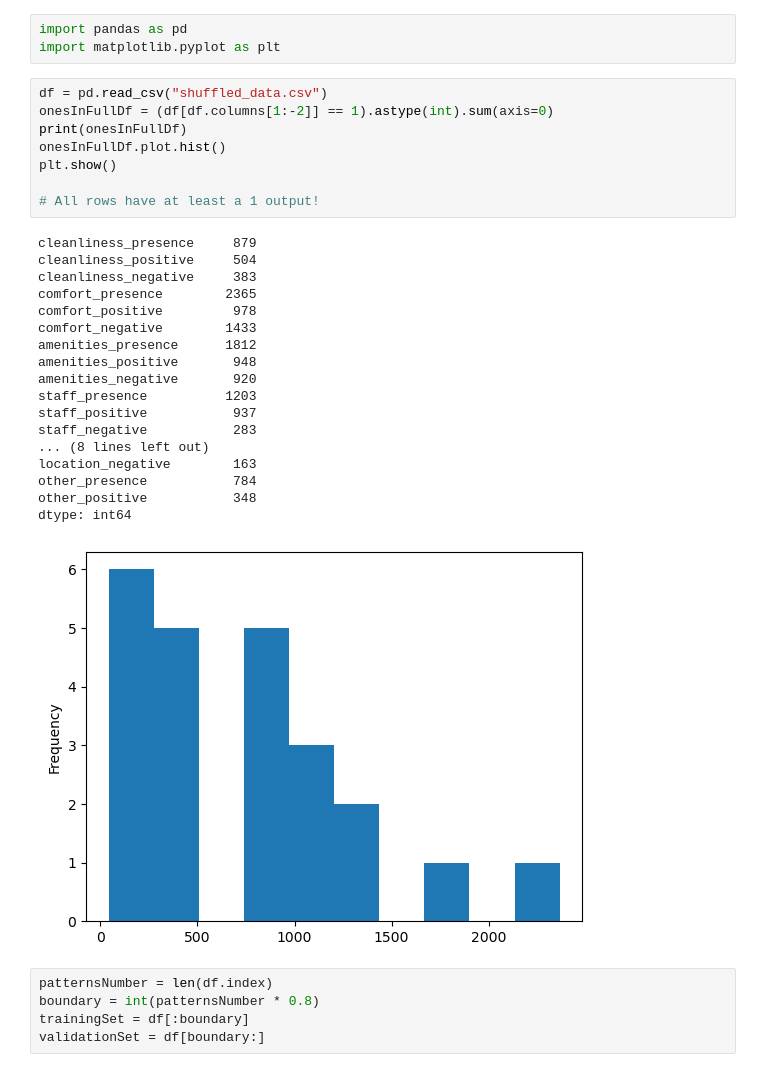
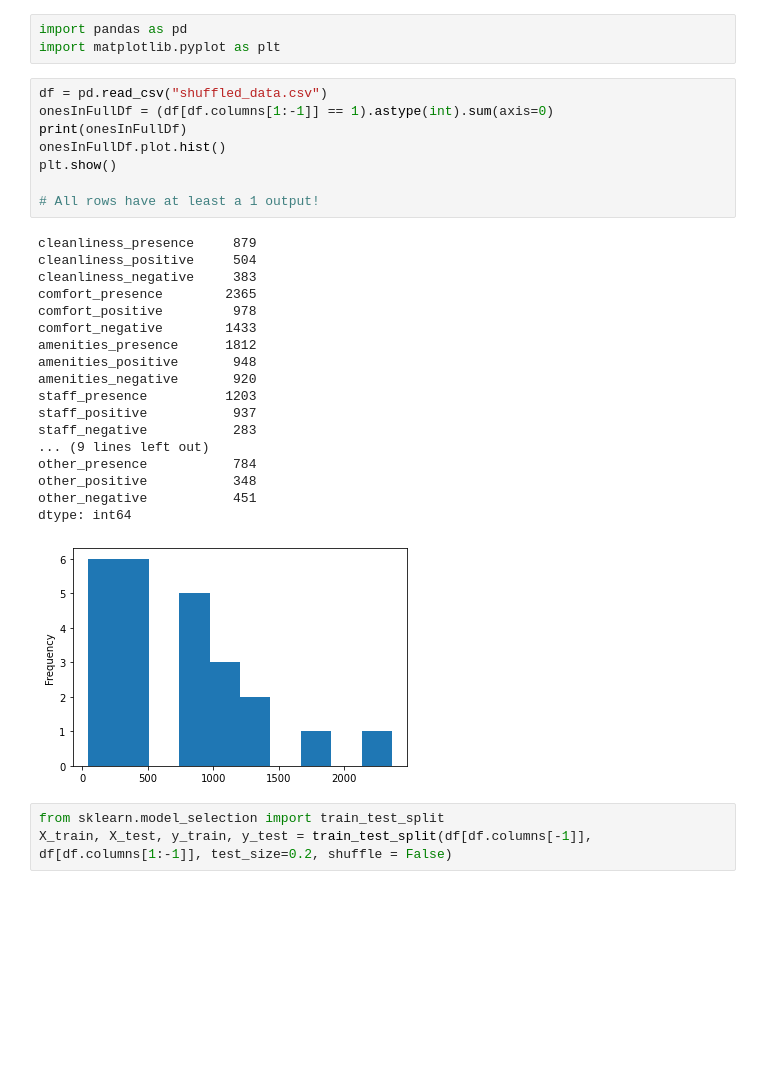
Before and after one commit to michelebersani/NLP_for_booking_reviews, a Jupyter notebook: dataset.ipynb, the cells around one changed output. Saved outputs shown, nothing was run; the diff lists cells and outputs as text; blank space fills up the shorter version.

```diff
--- a/dataset.ipynb
+++ b/dataset.ipynb
@@ -3,34 +3,32 @@ import pandas as pd
 import matplotlib.pyplot as plt
 # %%
 df = pd.read_csv("shuffled_data.csv")
-onesInFullDf = (df[df.columns[1:-2]] == 1).astype(int).sum(axis=0)
+onesInFullDf = (df[df.columns[1:-1]] == 1).astype(int).sum(axis=0)
 print(onesInFullDf)
 onesInFullDf.plot.hist()
 plt.show()
 
 # All rows have at least a 1 output!
 # %% [output]
 cleanliness_presence     879
 cleanliness_positive     504
 cleanliness_negative     383
 comfort_presence        2365
 comfort_positive         978
 comfort_negative        1433
 amenities_presence      1812
 amenities_positive       948
 amenities_negative       920
 staff_presence          1203
 staff_positive           937
 staff_negative           283
-... (8 lines left out)
-location_negative        163
+... (9 lines left out)
 other_presence           784
 other_positive           348
+other_negative           451
 dtype: int64
-[figure, old version]
+[figure, new version]
-# %%
-patternsNumber = len(df.index)
-boundary = int(patternsNumber * 0.8)
-trainingSet = df[:boundary]
-validationSet = df[boundary:]
+# %%
+from sklearn.model_selection import train_test_split
+X_train, X_test, y_train, y_test = train_test_split(df[df.columns[-1]], df[df.columns[1:-1]], test_size=0.2, shuffle = False)
 # %%
```
Also changed, not shown: parts of 3 cells of this notebook, 3 other files.
